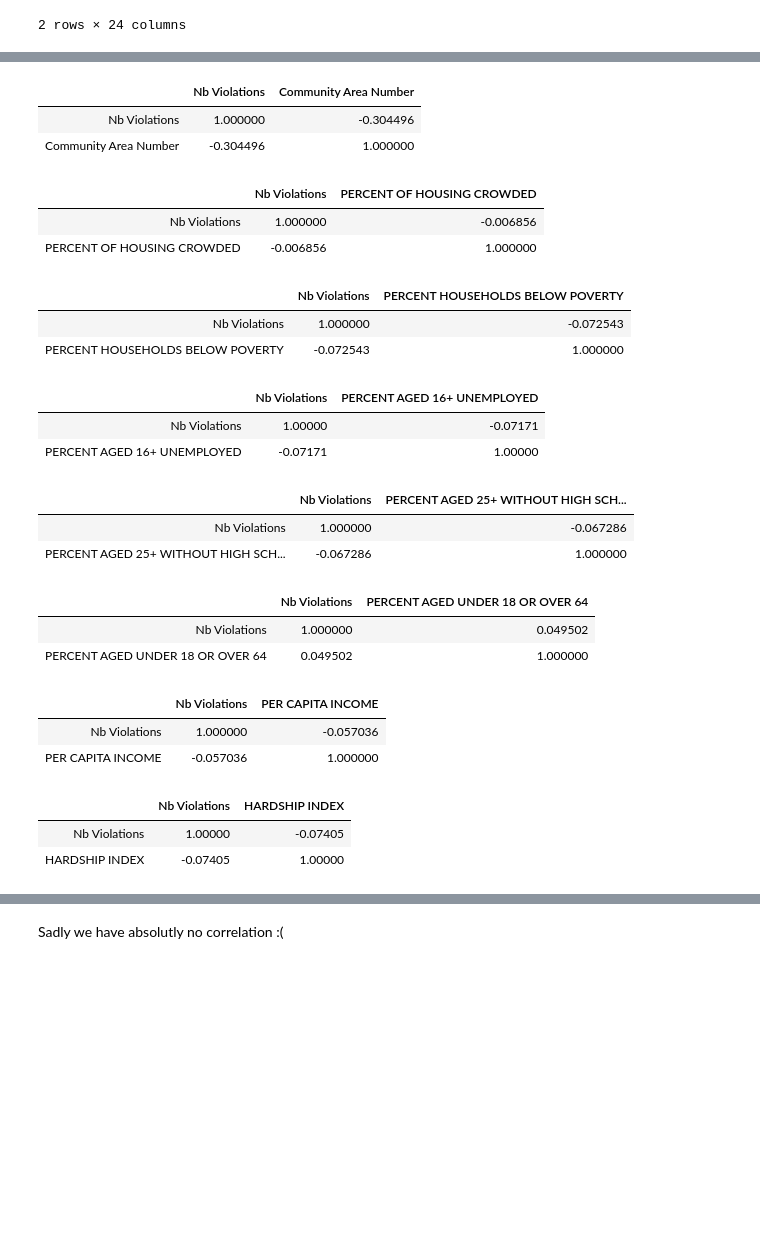
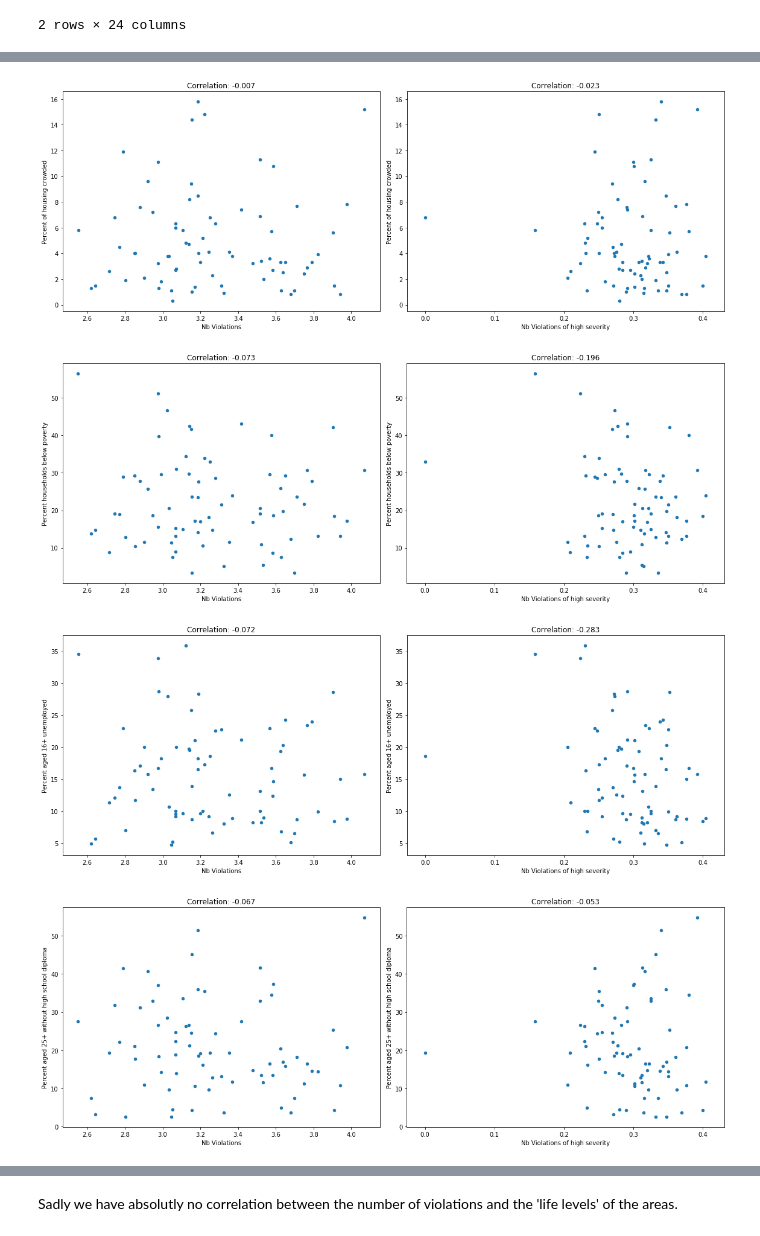
Before and after one commit to VodopaDev/CS401-Chicago-Crime-Analysis, a Jupyter notebook: areas.ipynb, the cells around one changed output, grey strips where cells are left out. Cells and saved outputs as stored; diff of their text form; code cells hidden in the pictures; blank space fills up the shorter version.

Commit message:
Clean correlation plots

```diff
--- a/areas.ipynb
+++ b/areas.ipynb
@@ -37,8 +37,8 @@ mean_nb_violations_by_community.head()
 | ASHBURN | 2.854296 | 0.250311 | 0.220423 | 2.383562 |
 | AUBURN GRESHAM | 3.190850 | 0.271895 | 0.299782 | 2.619172 |
 # %%
-df_joinded = mean_nb_violations_by_community.join(community_areas)
-df_joinded.head()
+df_joined = mean_nb_violations_by_community.join(community_areas)
+df_joined.head()
 # %% [output]
 |  | Nb Violations | Nb Violations of high severity | Nb Violations of medium severity | Nb Violations of low severity | ... |
 | Community |  |  |  |  | ... |
@@ -47,31 +47,20 @@ df_joinded.head()
 | ARMOUR SQUARE | 3.578030 | 0.380303 | 0.308712 | 2.889015 | ... |
 | ASHBURN | 2.854296 | 0.250311 | 0.220423 | 2.383562 | ... |
 | AUBURN GRESHAM | 3.190850 | 0.271895 | 0.299782 | 2.619172 | ... |
-# %%
-for column_name in community_areas.columns:
-    display(df_joinded[['Nb Violations', column_name]].corr())
-# %% [output]
-|  | Nb Violations | Community Area Number |
-| Nb Violations | 1.000000 | -0.304496 |
-| Community Area Number | -0.304496 | 1.000000 |
-|  | Nb Violations | PERCENT OF HOUSING CROWDED |
-| Nb Violations | 1.000000 | -0.006856 |
-| PERCENT OF HOUSING CROWDED | -0.006856 | 1.000000 |
-|  | Nb Violations | PERCENT HOUSEHOLDS BELOW POVERTY |
-| Nb Violations | 1.000000 | -0.072543 |
-| PERCENT HOUSEHOLDS BELOW POVERTY | -0.072543 | 1.000000 |
-|  | Nb Violations | PERCENT AGED 16+ UNEMPLOYED |
-| Nb Violations | 1.00000 | -0.07171 |
-| PERCENT AGED 16+ UNEMPLOYED | -0.07171 | 1.00000 |
-|  | Nb Violations | PERCENT AGED 25+ WITHOUT HIGH SCH... |
-| Nb Violations | 1.000000 | -0.067286 |
-| PERCENT AGED 25+ WITHOUT HIGH SCH... | -0.067286 | 1.000000 |
-|  | Nb Violations | PERCENT AGED UNDER 18 OR OVER 64 |
-| Nb Violations | 1.000000 | 0.049502 |
-| PERCENT AGED UNDER 18 OR OVER 64 | 0.049502 | 1.000000 |
-|  | Nb Violations | PER CAPITA INCOME |
-| Nb Violations | 1.000000 | -0.057036 |
-| PER CAPITA INCOME | -0.057036 | 1.000000 |
-|  | Nb Violations | HARDSHIP INDEX |
-| Nb Violations | 1.00000 | -0.07405 |
-| HARDSHIP INDEX | -0.07405 | 1.00000 |
+# %%
+for column_name in community_areas.columns[1:]:
+    fig, ax = plt.subplots(1, 2, figsize=(16,6))
+
+    df_joined[['Nb Violations', column_name]].plot.scatter(x='Nb Violations', y=column_name, ax=ax[0])
+    ax[0].set_title('Correlation: {}'.format("%.3f" % df_joined['Nb Violations'].corr(df_joined[column_name])))
+
+    df_joined[['Nb Violations of high severity', column_name]].plot.scatter(x='Nb Violations of high severity', y=column_name, ax=ax[1])
+    ax[1].set_title('Correlation: {}'.format("%.3f" % df_joined['Nb Violations of high severity'].corr(df_joined[column_name])))
+
+    plt.tight_layout()
+    plt.show()
+# %% [output]
+[figure, added]
+[figure, added]
+[figure, added]
+[figure, added]
@@ -78,2 +70,2 @@ for column_name in community_areas.columns:
 # %% [markdown]
-Sadly we have absolutly no correlation :(
+Sadly we have absolutly no correlation between the number of violations and the 'life levels' of the areas.
```
Also changed, not shown: parts of 2 cells of this notebook, 1 other file.
